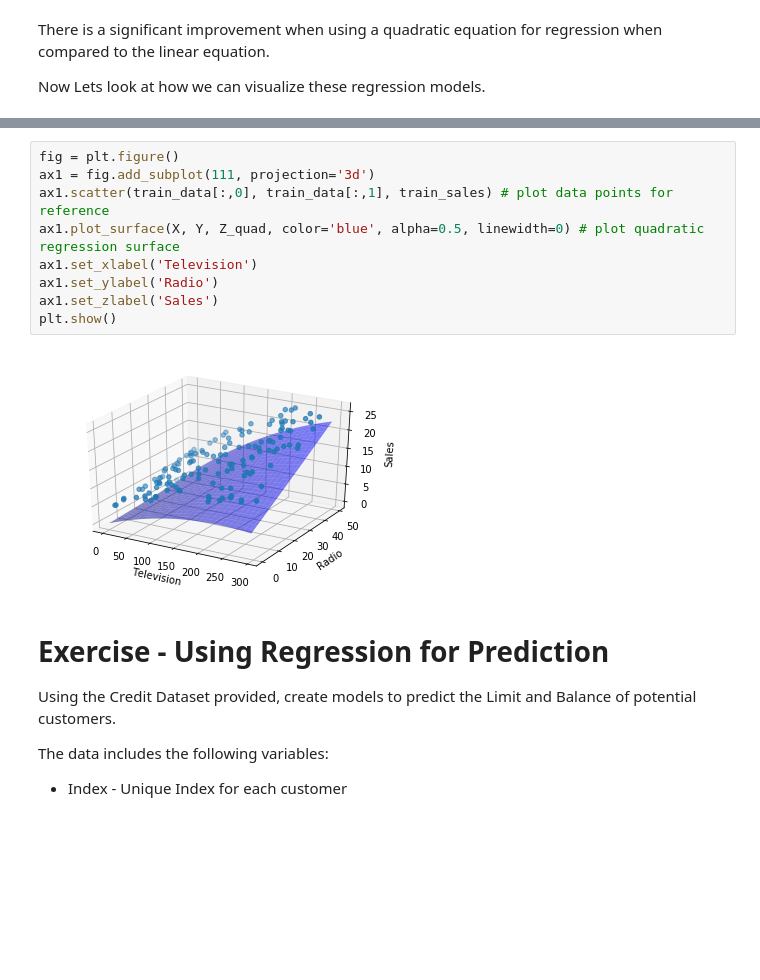
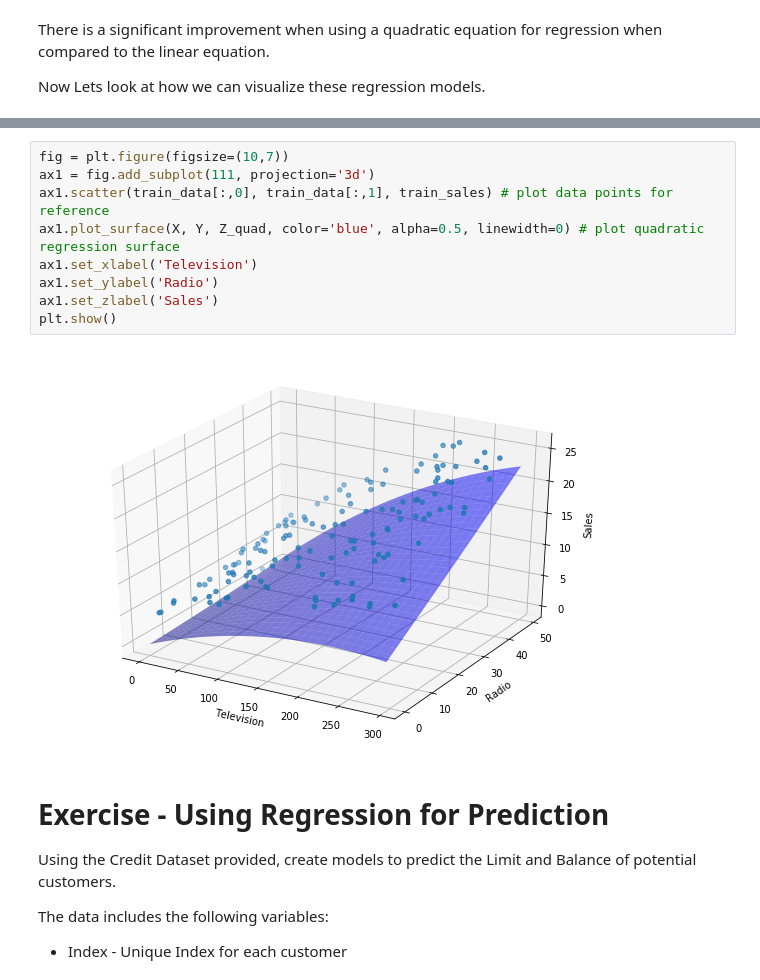
Before and after one commit to rishal-hurbans/ml-intro, a Jupyter notebook: 2-Estimations-and-Predictions/2.3_Multiple_Variable_Regression.ipynb, the cells around one changed output, grey strips where cells are left out. Drawn from its saved outputs; the diff is of its cells as text; blank space fills up the shorter version.

```diff
--- a/2-Estimations-and-Predictions/2.3_Multiple_Variable_Regression.ipynb
+++ b/2-Estimations-and-Predictions/2.3_Multiple_Variable_Regression.ipynb
@@ -213,14 +237,14 @@ plt.show()
 # %%
-fig = plt.figure()
+fig = plt.figure(figsize=(10,7))
 ax1 = fig.add_subplot(111, projection='3d')
 ax1.scatter(train_data[:,0], train_data[:,1], train_sales) # plot data points for reference
 ax1.plot_surface(X, Y, Z_quad, color='blue', alpha=0.5, linewidth=0) # plot quadratic regression surface
 ax1.set_xlabel('Television')
 ax1.set_ylabel('Radio')
 ax1.set_zlabel('Sales')
 plt.show()
 # %% [output]
-[figure, old version]
+[figure, new version]
 # %% [markdown]
 # Exercise - Using Regression for Prediction
 
```
Also changed, not shown: parts of 3 cells of this notebook.
